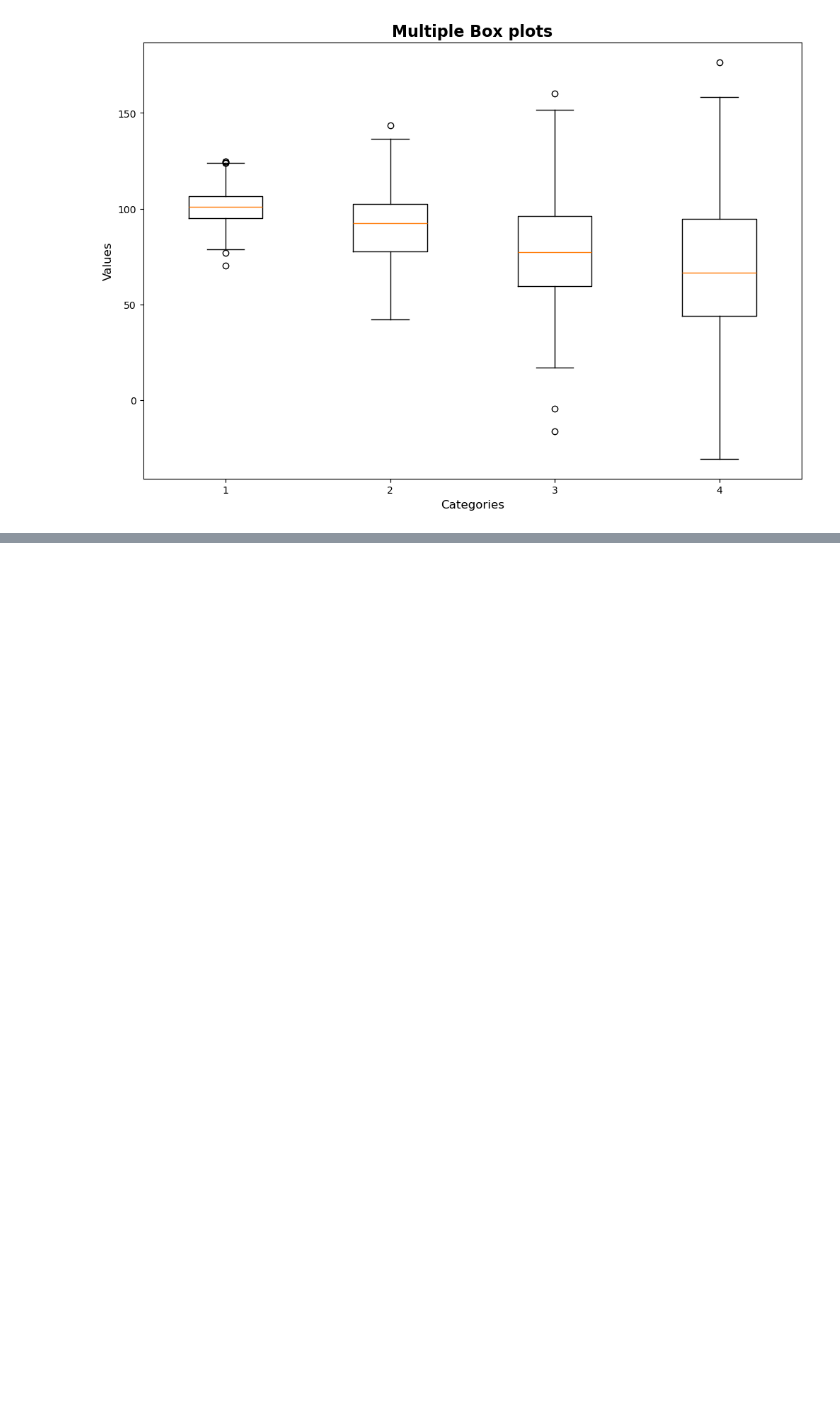
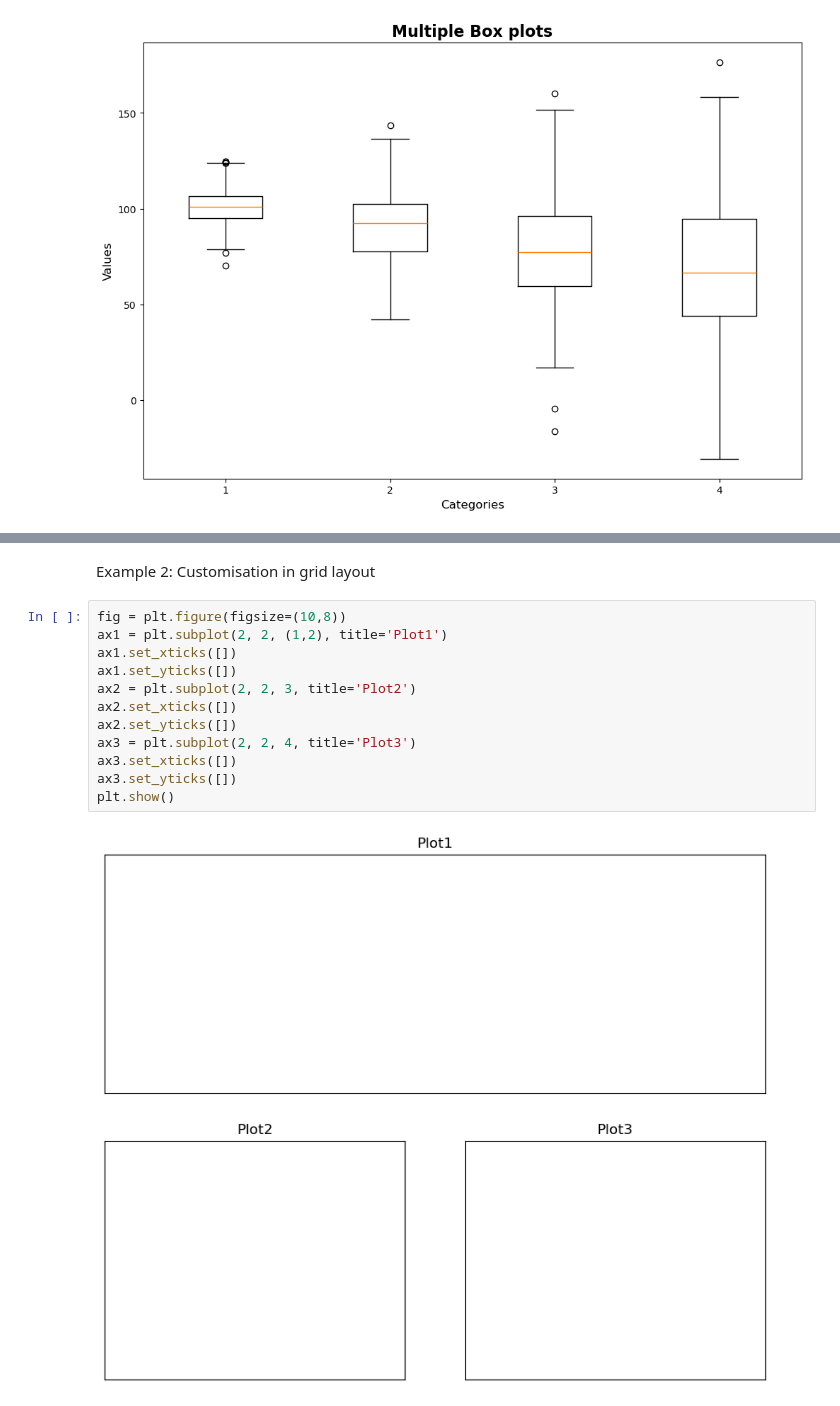
Before and after one commit to abhinavteja2005/Python-lab, a Jupyter notebook: Python lab 3/multiple_plots.ipynb, the cells around one changed output, grey strips where cells are left out. Saved outputs shown, nothing was run; the diff lists cells and outputs as text; blank space fills up the shorter version.

```diff
--- a/Python lab 3/multiple_plots.ipynb
+++ b/Python lab 3/multiple_plots.ipynb
@@ -306,0 +331,16 @@ plt.show()
+# %% [markdown]
+Example 2: Customisation in grid layout
+# %%
+fig = plt.figure(figsize=(10,8))
+ax1 = plt.subplot(2, 2, (1,2), title='Plot1')
+ax1.set_xticks([])
+ax1.set_yticks([])
+ax2 = plt.subplot(2, 2, 3, title='Plot2')
+ax2.set_xticks([])
+ax2.set_yticks([])
+ax3 = plt.subplot(2, 2, 4, title='Plot3')
+ax3.set_xticks([])
+ax3.set_yticks([])
+plt.show()
+# %% [output]
+[figure, added]
```
Also changed, not shown: parts of 9 cells of this notebook, 3 other files.
